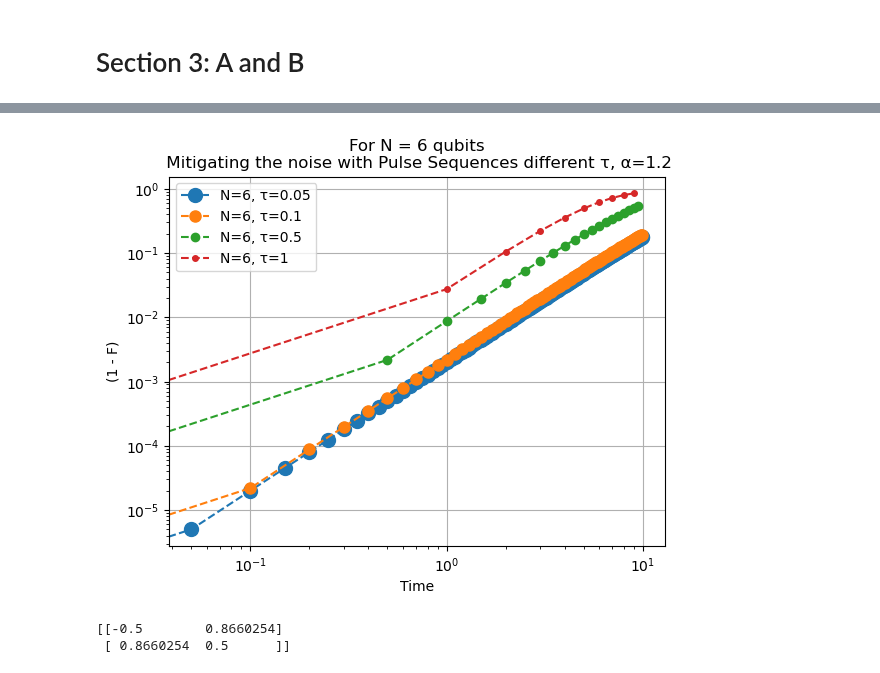
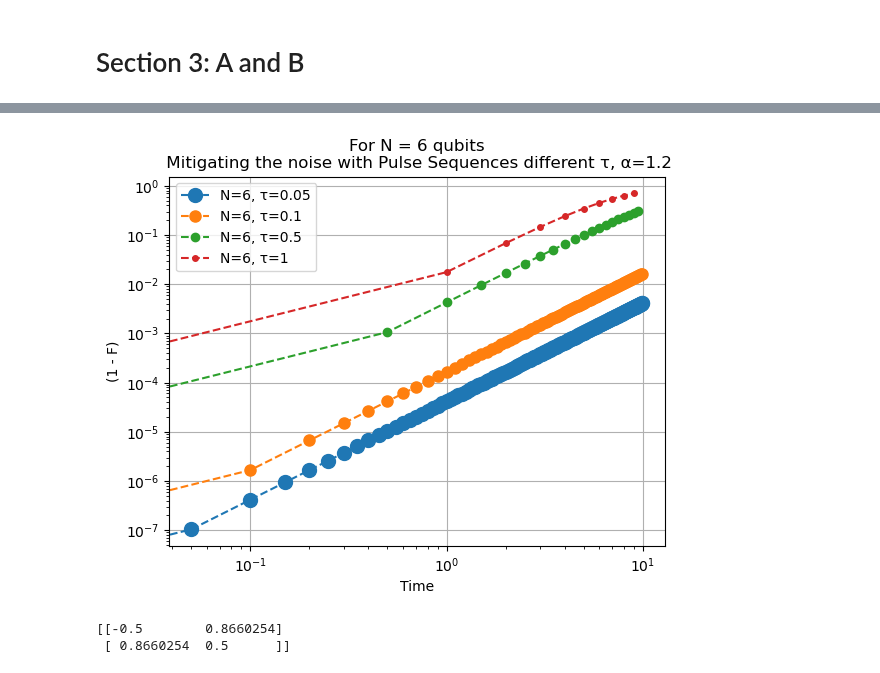
Before and after one commit to JessicaJohnBritto/WalshPulseSeq, a Jupyter notebook: Initial Codes/Section_3_Final.ipynb, the cells around one changed output, grey strips where cells are left out. Saved outputs shown, nothing was run; the diff lists cells and outputs as text; code cells hidden in the pictures.

```diff
--- a/Initial Codes/Section_3_Final.ipynb
+++ b/Initial Codes/Section_3_Final.ipynb
@@ -386,29 +386,39 @@ plt.show()
 # %%
+params['alpha_list'] = [1.2]
+params['tau_list'] = [0.5]
+params['alpha'] = params['alpha_list'][0]
+max_index = 6
+params['Wx'], params['Wy'] = list(range(0, max_index, 1)), list(range(0, max_index, 1))
+params['N'] = len(params['Wx'])
+params['pulses'] = WF_WIList(params, Wx = params['Wx'], Wy = params['Wy'])
+n, N, r, op, pulses, psi_nm, R, alpha = initialVals(params)
+params['R'], params['r'] = R, r
+
 ## With no rotational angle errors in Pulses
 params['deltaError_list'] = [0 for _ in range(params['N'])]
 # params['tau_list'] = [0.5, 1, 0.05, 0.1]
 for alpha in params['alpha_list']:
     params['alpha'] = alpha
 
     cls = 10
     for tau in [0.05, 0.1, 0.5, 1]:
         psi_t, F, uOp, t = [], [], [], []
         params['tau'] = tau
         uOp, t = WPSeq_TimeEvolOp(params)
         psi_t = [normalizeWF(u@psi_nm) for i,u in enumerate(uOp)]
         F = [1-np.power(np.abs(np.vdot(psi_nm, pt)), 2) for pt in psi_t]
         plt.plot(t, F, "--o", label = f"N={params['N']}, τ={tau}", ms=cls)
         cls -=2
         plt.yscale("log")
         plt.xscale("log")
         plt.legend()
         plt.xlabel("Time")
         plt.ylabel("(1 - F)")
         plt.title(f"For N = {params['N']} qubits\n Mitigating the noise with Pulse Sequences different τ, α={params['alpha']}")
         plt.grid('on')
     plt.show()
 # %% [output]
-[figure, old version]
+[figure, new version]
 # %%
 # When the delta values for each qubits are close to each other,
 # fidelity for all taus show the same patter.
```
Also changed, not shown: parts of 3 cells of this notebook.
